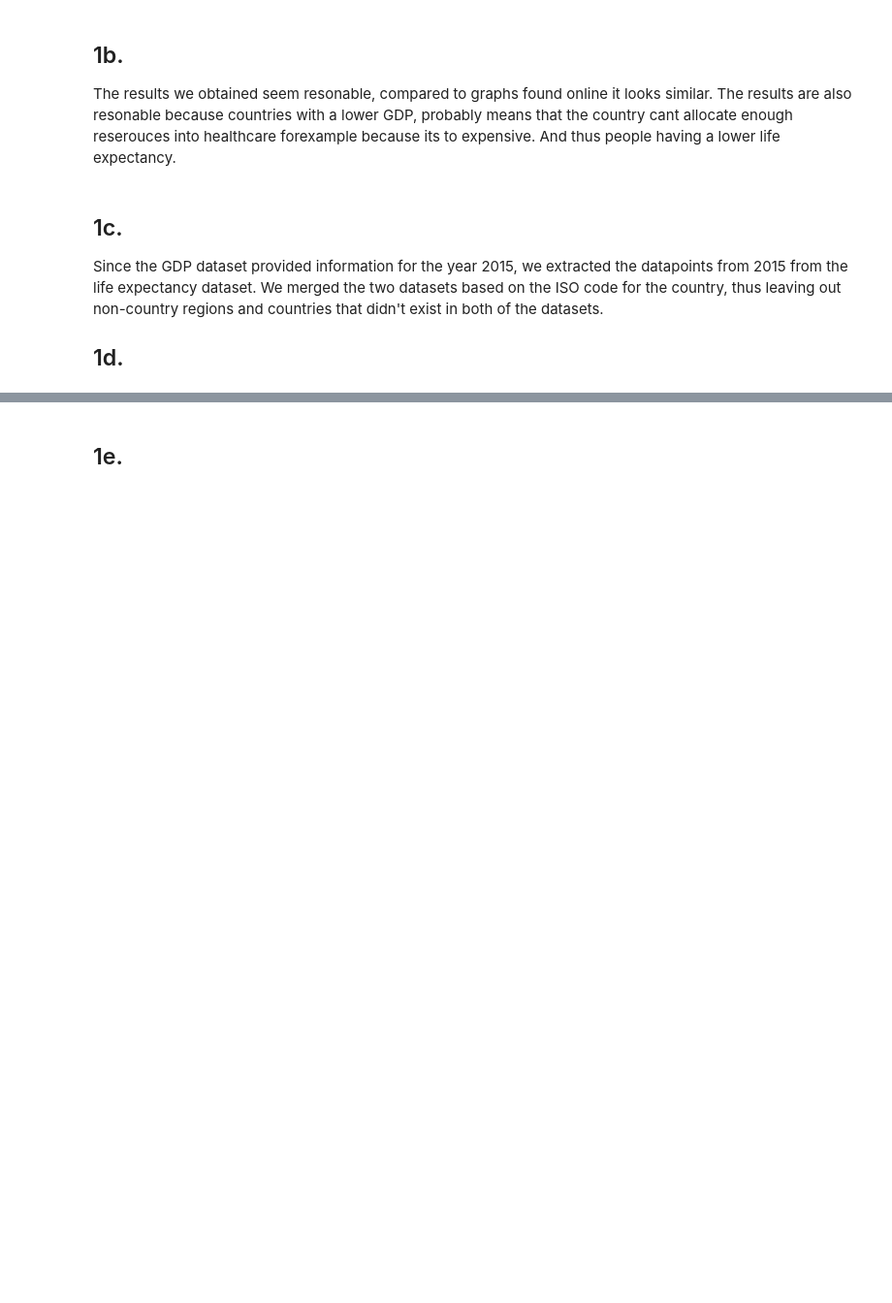
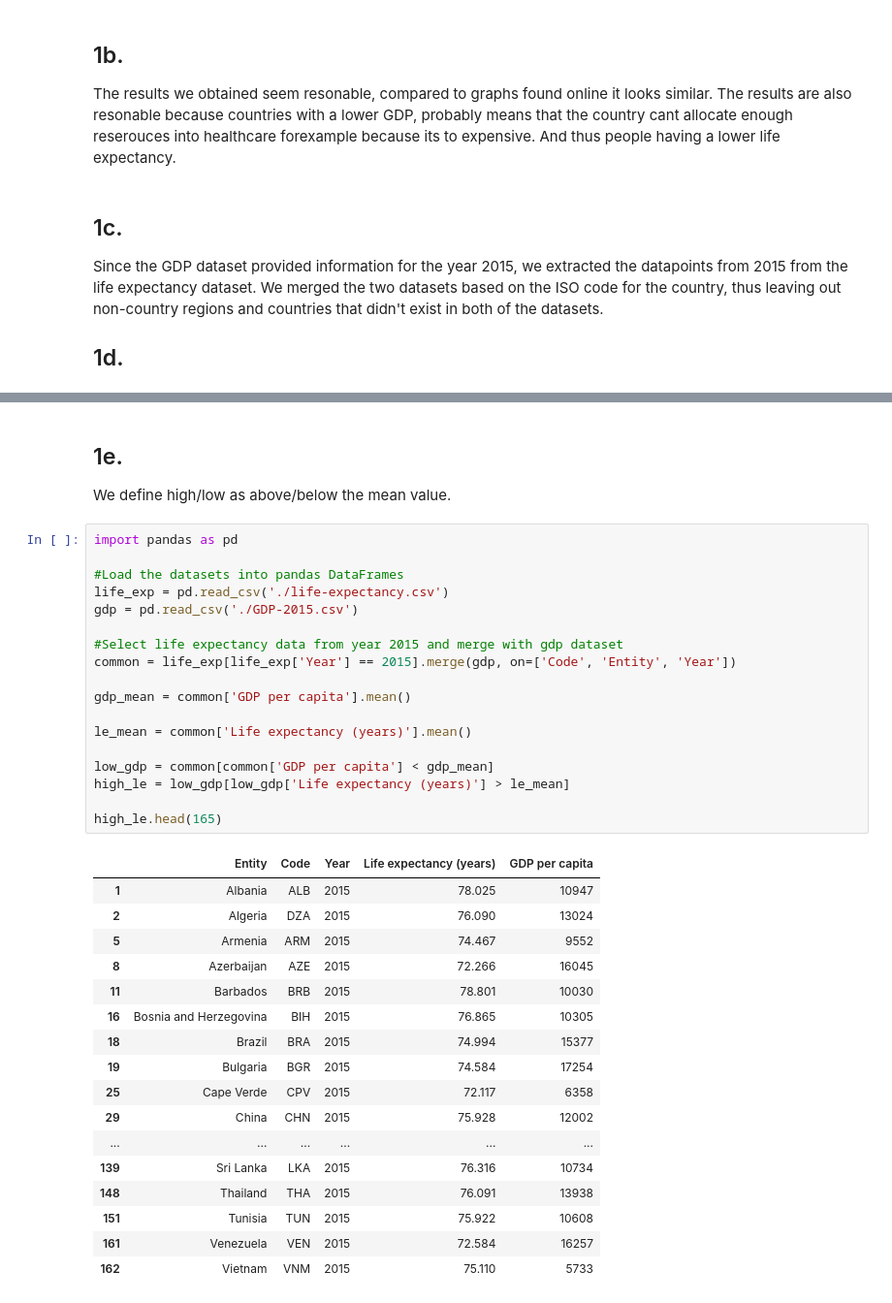
Before and after one commit to vlbin/dat405, a Jupyter notebook: Assignment1.ipynb, the cells around one changed output, grey strips where cells are left out. Shown at 97% size. Saved outputs shown, nothing was run; the diff lists cells and outputs as text; blank space fills up the shorter version.

```diff
--- a/Assignment1.ipynb
+++ b/Assignment1.ipynb
@@ -62,5 +62,42 @@ print(higher)
 143       Switzerland
 157    United Kingdom
 Name: Entity, dtype: object
-# %% [markdown]
-## 1e.
+# %% [markdown]
+## 1e.
+We define high/low as above/below the mean value.
+# %%
+import pandas as pd
+
+#Load the datasets into pandas DataFrames
+life_exp = pd.read_csv('./life-expectancy.csv')
+gdp = pd.read_csv('./GDP-2015.csv')
+
+#Select life expectancy data from year 2015 and merge with gdp dataset
+common = life_exp[life_exp['Year'] == 2015].merge(gdp, on=['Code', 'Entity', 'Year'])
+
+gdp_mean = common['GDP per capita'].mean()
+
+le_mean = common['Life expectancy (years)'].mean()
+
+low_gdp = common[common['GDP per capita'] < gdp_mean]
+high_le = low_gdp[low_gdp['Life expectancy (years)'] > le_mean]
+
+high_le.head(165)
+# %% [output]
+|  | Entity | Code | Year | Life expectancy (years) | GDP per capita |
+| 1 | Albania | ALB | 2015 | 78.025 | 10947 |
+| 2 | Algeria | DZA | 2015 | 76.090 | 13024 |
+| 5 | Armenia | ARM | 2015 | 74.467 | 9552 |
+| 8 | Azerbaijan | AZE | 2015 | 72.266 | 16045 |
+| 11 | Barbados | BRB | 2015 | 78.801 | 10030 |
+| 16 | Bosnia and Herzegovina | BIH | 2015 | 76.865 | 10305 |
+| 18 | Brazil | BRA | 2015 | 74.994 | 15377 |
+| 19 | Bulgaria | BGR | 2015 | 74.584 | 17254 |
+| 25 | Cape Verde | CPV | 2015 | 72.117 | 6358 |
+| 29 | China | CHN | 2015 | 75.928 | 12002 |
+| ... | ... | ... | ... | ... | ... |
+| 139 | Sri Lanka | LKA | 2015 | 76.316 | 10734 |
+| 148 | Thailand | THA | 2015 | 76.091 | 13938 |
+| 151 | Tunisia | TUN | 2015 | 75.922 | 10608 |
+| 161 | Venezuela | VEN | 2015 | 72.584 | 16257 |
+| 162 | Vietnam | VNM | 2015 | 75.110 | 5733 |
```
Also changed, not shown: parts of 19 cells of this notebook, 2 other files.
